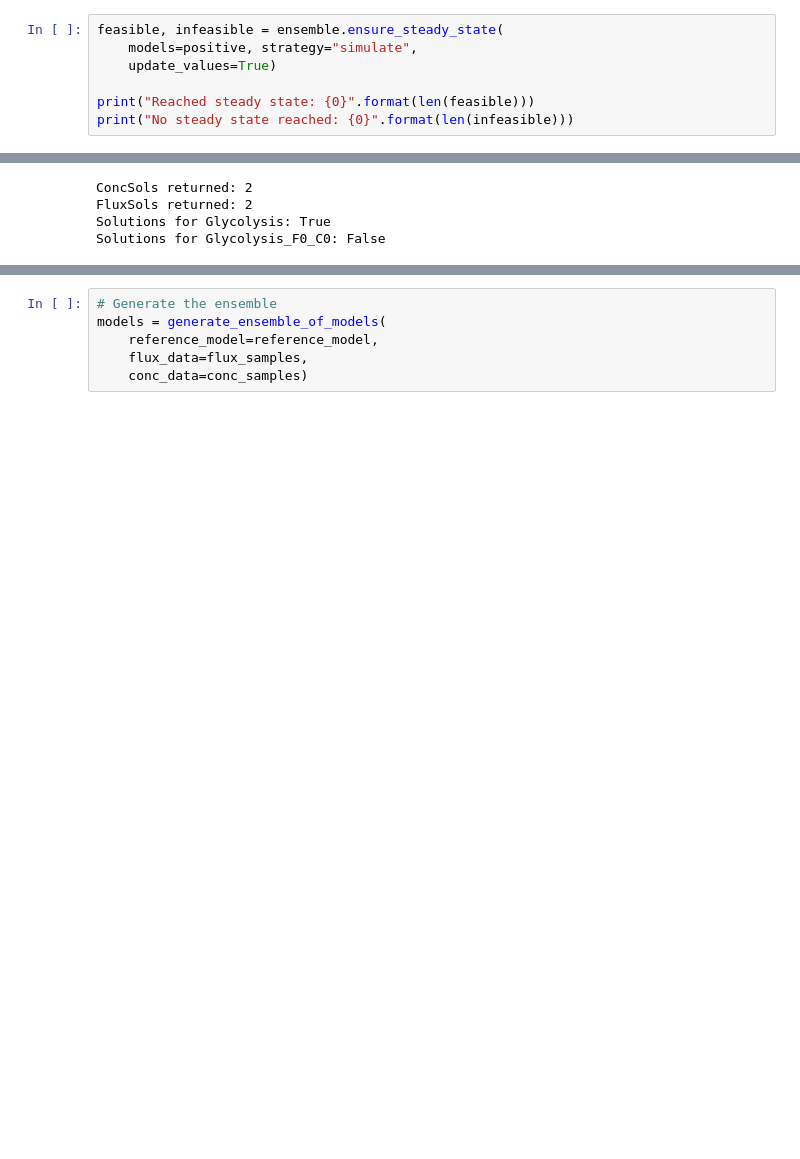
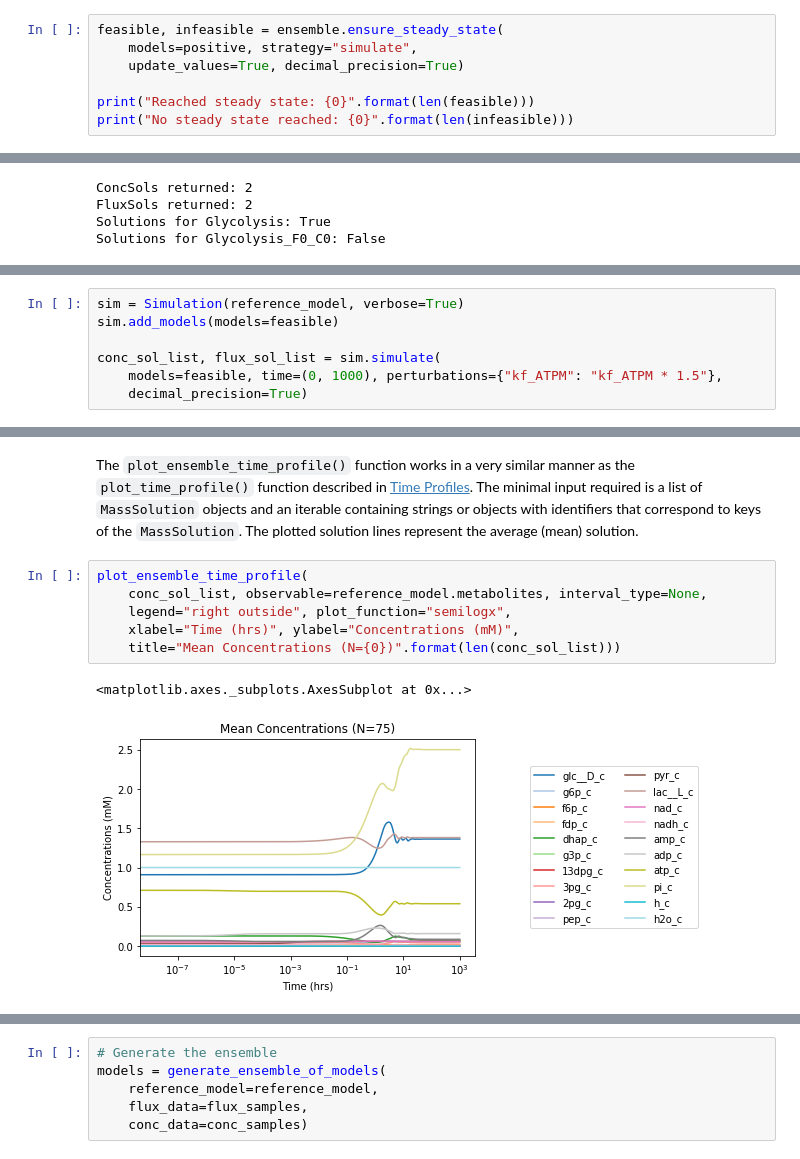
Before and after one commit to SBRG/MASSpy, a Jupyter notebook: documentation_builder/notebooks/ensemble_modeling.ipynb, the cells around one changed output, grey strips where cells are left out. Cells and saved outputs as stored; diff of their text form; blank space fills up the shorter version.

```diff
--- a/documentation_builder/notebooks/ensemble_modeling.ipynb
+++ b/documentation_builder/notebooks/ensemble_modeling.ipynb
@@ -112,7 +115,7 @@ To ensure that all generated models can reach a steady state, the `ensure_steady
 # %%
 feasible, infeasible = ensemble.ensure_steady_state(
     models=positive, strategy="simulate",
-    update_values=True)
+    update_values=True, decimal_precision=True)
 
 print("Reached steady state: {0}".format(len(feasible)))
 print("No steady state reached: {0}".format(len(infeasible)))
@@ -214,0 +228,7 @@ Coming soon
+# %%
+sim = Simulation(reference_model, verbose=True)
+sim.add_models(models=feasible)
+
+conc_sol_list, flux_sol_list = sim.simulate(
+    models=feasible, time=(0, 1000), perturbations={"kf_ATPM": "kf_ATPM * 1.5"},
+    decimal_precision=True)
@@ -214,0 +237,11 @@ Coming soon
+# %% [markdown]
+The `plot_ensemble_time_profile()` function works in a very similar manner as the `plot_time_profile()` function described in [Time Profiles](./plot_visualization.ipynb#Time-Profiles). The minimal input required is a list of `MassSolution` objects and an iterable containing strings or objects with identifiers that correspond to keys of the `MassSolution`. The plotted solution lines represent the average (mean) solution.
+# %%
+plot_ensemble_time_profile(
+    conc_sol_list, observable=reference_model.metabolites, interval_type=None,
+    legend="right outside", plot_function="semilogx",
+    xlabel="Time (hrs)", ylabel="Concentrations (mM)",
+    title="Mean Concentrations (N={0})".format(len(conc_sol_list)))
+# %% [output]
+<matplotlib.axes._subplots.AxesSubplot at 0x...>
+[figure, added]
```
Also changed, not shown: parts of 22 cells of this notebook, 12 other files.
